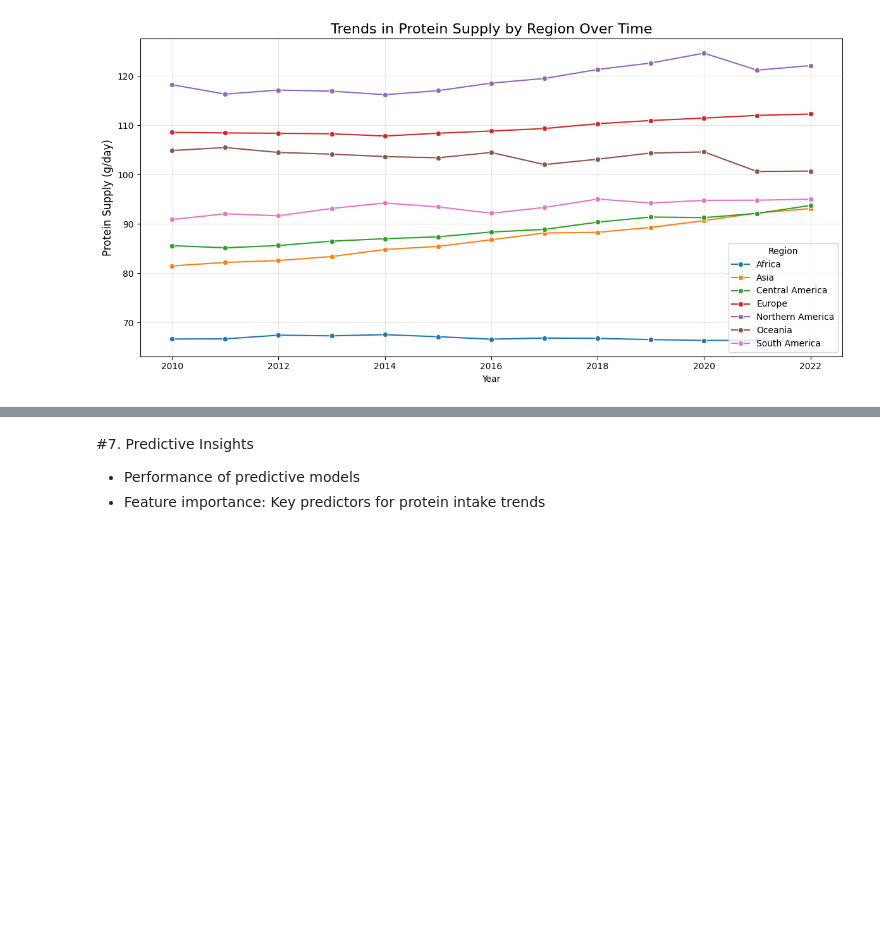
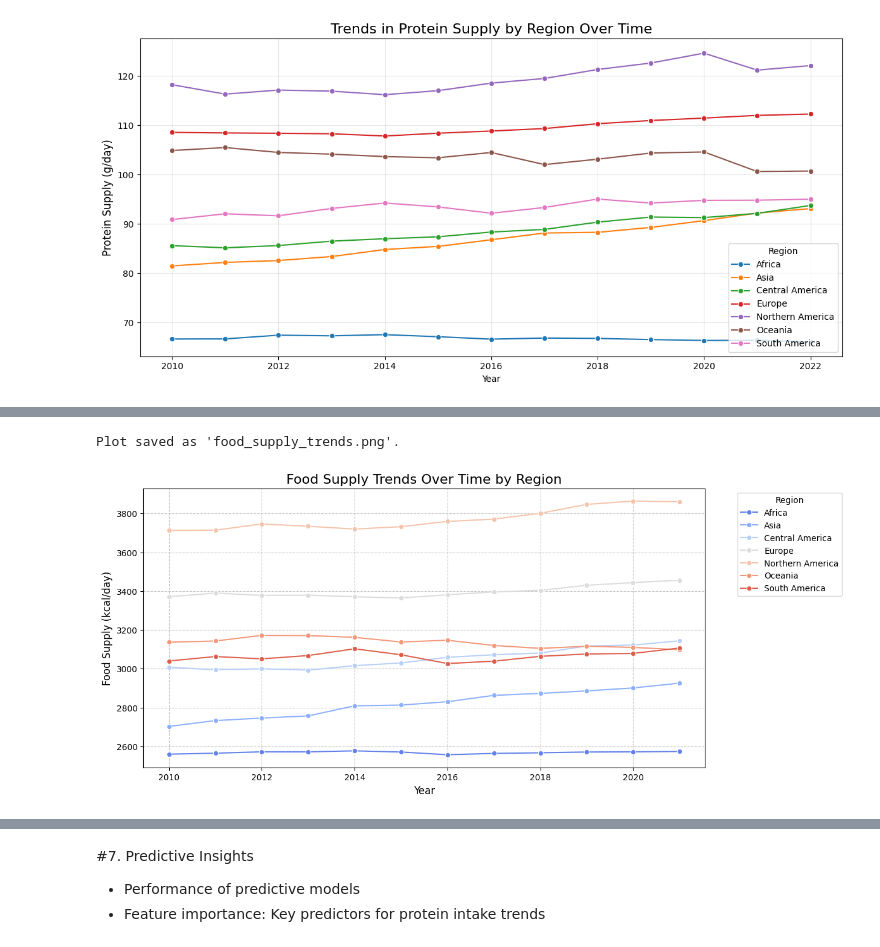
Before and after one commit to vaisenberg/Hackathon_Data_1, a Jupyter notebook: Hackathon_Data_1_lastupdate.ipynb, the cells around one changed output, grey strips where cells are left out. Drawn from its saved outputs; the diff is of its cells as text; code cells hidden in the pictures; blank space fills up the shorter version.

```diff
--- a/Hackathon_Data_1_lastupdate.ipynb
+++ b/Hackathon_Data_1_lastupdate.ipynb
@@ -887,0 +1002,21 @@ plt.show()
+# %%
+# Save the plot
+plt.figure(figsize=(12, 6))
+sns.lineplot(
+    data=collected_data,
+    x="Year",
+    y="Food Supply (kcal/day)",
+    hue="Region",
+    marker="o",
+    palette="coolwarm"
+)
+plt.title("Food Supply Trends Over Time by Region", fontsize=16)
+plt.xlabel("Year", fontsize=12)
+plt.ylabel("Food Supply (kcal/day)", fontsize=12)
+plt.legend(title="Region", bbox_to_anchor=(1.05, 1), loc='upper left')
+plt.grid(True, linestyle='--', alpha=0.7)
+plt.savefig("food_supply_trends.png")
+print("Plot saved as 'food_supply_trends.png'.")
+# %% [output]
+Plot saved as 'food_supply_trends.png'.
+[figure, added]
```
Also changed, not shown: parts of 51 cells of this notebook.
